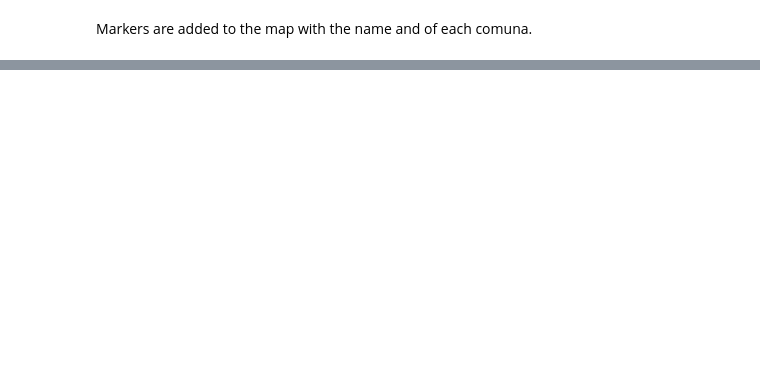
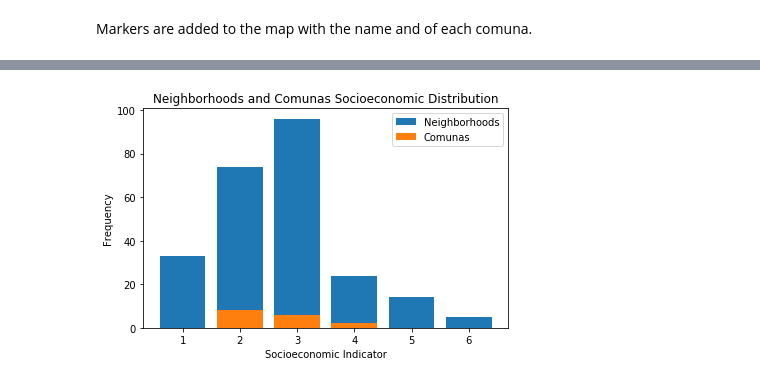
Before and after one commit to hugo-marquez/Coursera_Capstone, a Jupyter notebook: Medellin_Capstone.ipynb, the cells around one changed output, grey strips where cells are left out. Saved outputs shown, nothing was run; the diff lists cells and outputs as text; code cells hidden in the pictures; blank space fills up the shorter version.

```diff
--- a/Medellin_Capstone.ipynb
+++ b/Medellin_Capstone.ipynb
@@ -263,0 +308,16 @@ mde_map
+# %%
+socioeconomic['se_mean'] = se_mean
+neighborhoods_ids = socioeconomic.index.values
+comuna_list = []
+
+for id in neighborhoods_ids:
+    if len(str(id)) == 3:
+        comuna = str(id)[0]
+    else:
+        comuna = str(id)[:2]
+
+    comuna_list.append(int(comuna))
+
+socioeconomic['comuna_id'] = comuna_list
+
+socioeconomic.head()
@@ -263,0 +334,7 @@ mde_map
+# %%
+neighborhoods = pd.merge(coordinates,socioeconomic[['neighborhood_name','se_mean', 'comuna_id']], left_on='neighborhood', right_on='neighborhood_name')
+neighborhoods = neighborhoods[['comuna_id_x', 'neighborhood', 'latitude', 'longitude', 'se_mean']]
+neighborhoods.set_index(socioeconomic.index.values, inplace=True)
+neighborhoods.index.name = 'id'
+neighborhoods.columns = ['comuna', 'name', 'latitude', 'longitude', 'se']
+neighborhoods.head()
@@ -263,0 +526,23 @@ mde_map
+# %%
+import matplotlib.pyplot as plt
+plt.clf
+
+freq_neigh = neighborhoods.se.value_counts(sort=False).tolist()
+freq_com = [0, 8, 6, 2, 0, 0]
+
+freq_neigh = pd.Series(freq_neigh)
+freq_com = pd.Series(freq_com)
+
+x_labels = [1,2,3,4,5,6]
+
+plt
+plt.bar(x_labels, freq_neigh)
+plt.title('Neighborhoods and Comunas Socioeconomic Distribution')
+plt.xlabel('Socioeconomic Indicator')
+plt.ylabel('Frequency')
+plt.bar(x_labels, freq_com)
+plt.legend(['Neighborhoods', 'Comunas'])
+plt.tight_layout()
+plt.show()
+# %% [output]
+[figure, added]
```
Also changed, not shown: parts of 81 cells of this notebook.
